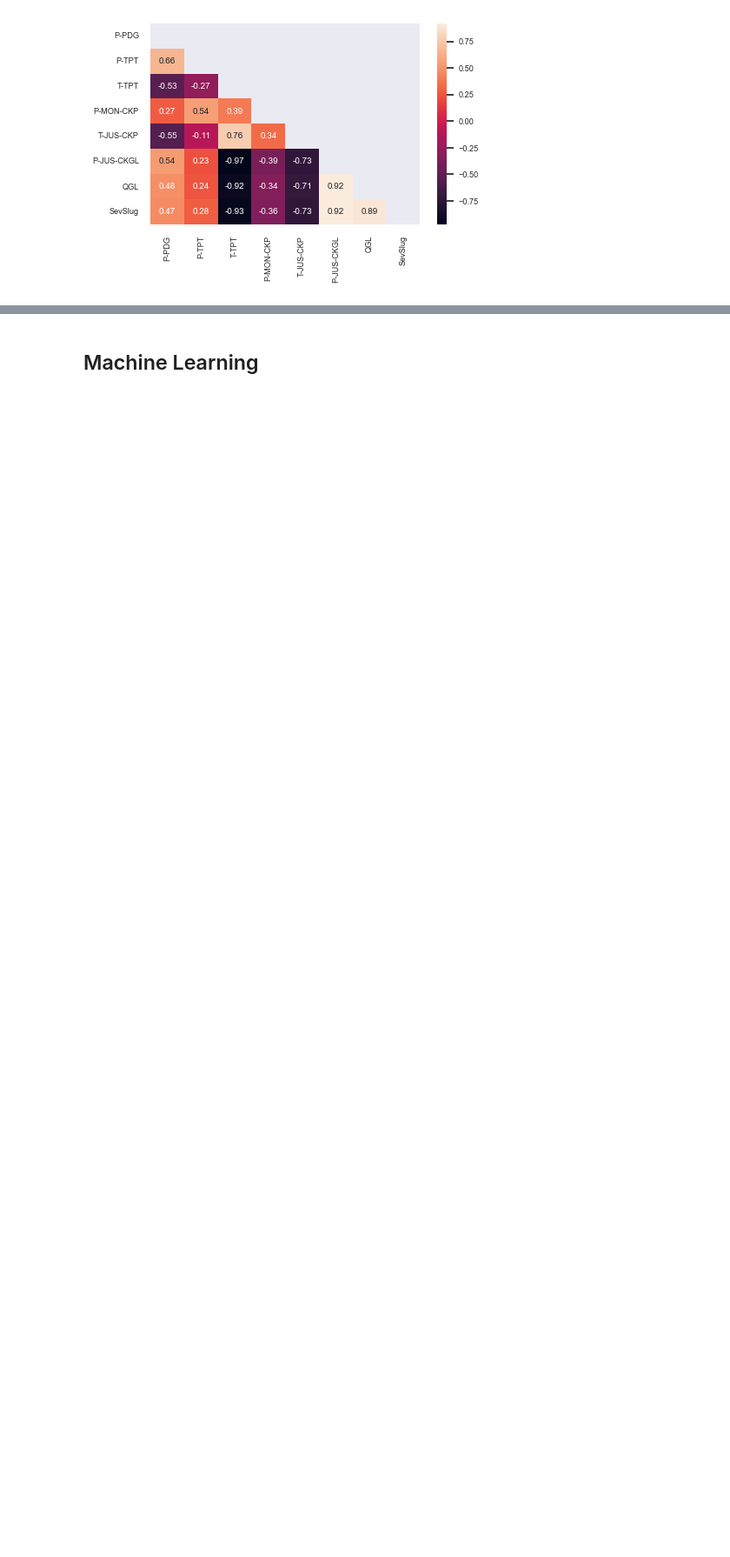
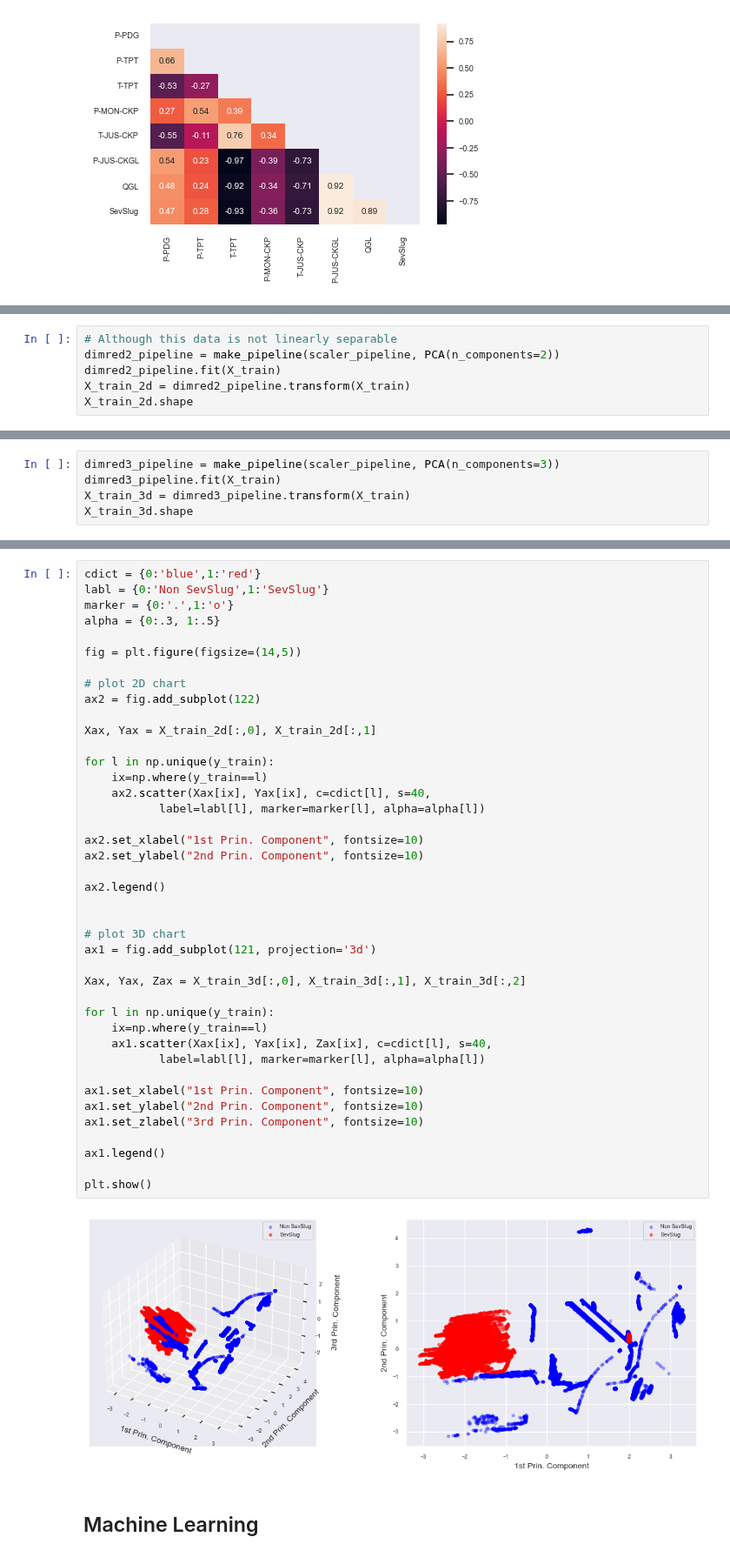
Before and after one commit to RealDyllon/3W-Petrobras, a Jupyter notebook: overviews/_baseline/Severe_Slugging_Classification.ipynb, the cells around one changed output, grey strips where cells are left out. Shown at 87% size. Saved outputs shown, nothing was run; the diff lists cells and outputs as text; blank space fills up the shorter version.

```diff
--- a/overviews/_baseline/Severe_Slugging_Classification.ipynb
+++ b/overviews/_baseline/Severe_Slugging_Classification.ipynb
@@ -557,0 +514,6 @@ plot_3d_chart(X_train_reduced, y_train)
+# %%
+# Although this data is not linearly separable
+dimred2_pipeline = make_pipeline(scaler_pipeline, PCA(n_components=2))
+dimred2_pipeline.fit(X_train)
+X_train_2d = dimred2_pipeline.transform(X_train)
+X_train_2d.shape
@@ -557,0 +522,5 @@ plot_3d_chart(X_train_reduced, y_train)
+# %%
+dimred3_pipeline = make_pipeline(scaler_pipeline, PCA(n_components=3))
+dimred3_pipeline.fit(X_train)
+X_train_3d = dimred3_pipeline.transform(X_train)
+X_train_3d.shape
@@ -558,2 +529,45 @@ plot_3d_chart(X_train_reduced, y_train)
+# %%
+cdict = {0:'blue',1:'red'}
+labl = {0:'Non SevSlug',1:'SevSlug'}
+marker = {0:'.',1:'o'}
+alpha = {0:.3, 1:.5}
+
+fig = plt.figure(figsize=(14,5))
+
+# plot 2D chart
+ax2 = fig.add_subplot(122)
+
+Xax, Yax = X_train_2d[:,0], X_train_2d[:,1]
+
+for l in np.unique(y_train):
+    ix=np.where(y_train==l)
+    ax2.scatter(Xax[ix], Yax[ix], c=cdict[l], s=40,
+           label=labl[l], marker=marker[l], alpha=alpha[l])
+
+ax2.set_xlabel("1st Prin. Component", fontsize=10)
+ax2.set_ylabel("2nd Prin. Component", fontsize=10)
+
+ax2.legend()
+
+
+# plot 3D chart
+ax1 = fig.add_subplot(121, projection='3d')
+
+Xax, Yax, Zax = X_train_3d[:,0], X_train_3d[:,1], X_train_3d[:,2]
+
+for l in np.unique(y_train):
+    ix=np.where(y_train==l)
+    ax1.scatter(Xax[ix], Yax[ix], Zax[ix], c=cdict[l], s=40,
+           label=labl[l], marker=marker[l], alpha=alpha[l])
+
+ax1.set_xlabel("1st Prin. Component", fontsize=10)
+ax1.set_ylabel("2nd Prin. Component", fontsize=10)
+ax1.set_zlabel("3rd Prin. Component", fontsize=10)
+
+ax1.legend()
+
+plt.show()
+# %% [output]
+[figure, added]
 # %% [markdown]
 ## Machine Learning
```
Also changed, not shown: parts of 57 cells of this notebook, 4 other files.
